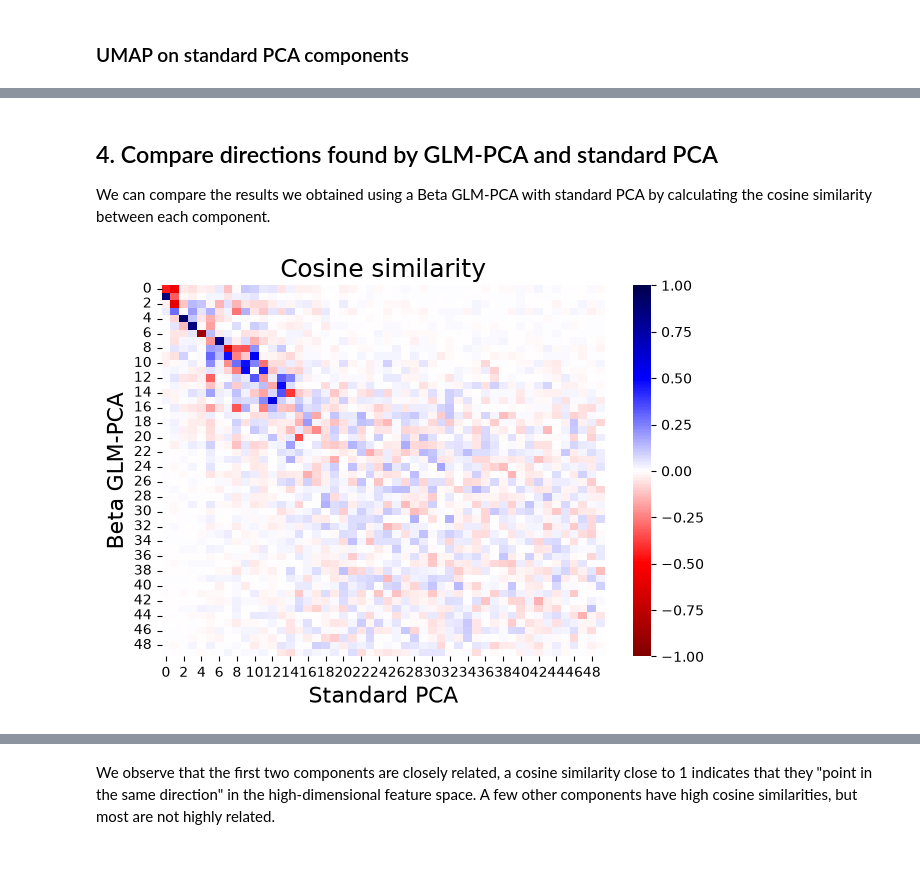
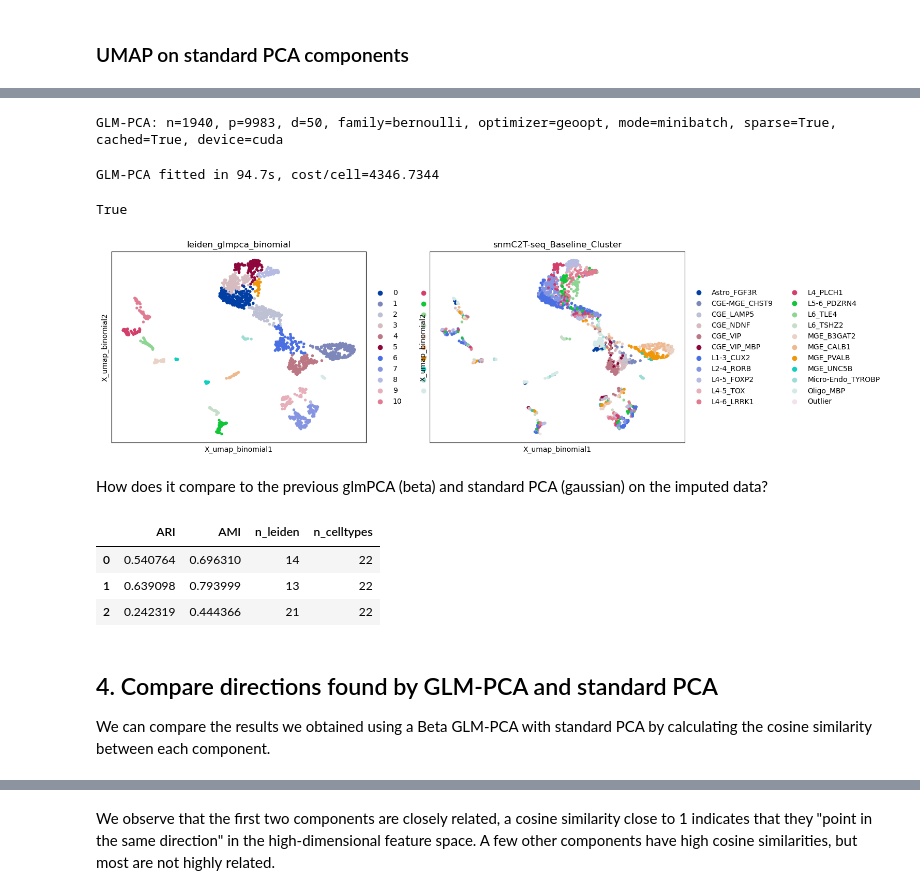
Before and after one commit to bhardwaj-lab/sincei, a Jupyter notebook: docs/content/tutorials/snmCATseq_glmPCA_analysis.ipynb, the cells around one changed output, grey strips where cells are left out. Cells and saved outputs as stored; diff of their text form; code cells hidden in the pictures; blank space fills up the shorter version.

```diff
--- a/docs/content/tutorials/snmCATseq_glmPCA_analysis.ipynb
+++ b/docs/content/tutorials/snmCATseq_glmPCA_analysis.ipynb
@@ -165,0 +203,35 @@ sc.pl.embedding(adata, basis='X_umap_std_pca',
+# %%
+mask = adata.layers['total_counts'] != 0
+adata.X = adata.X.multiply(mask).tocsc()
+adata.X.eliminate_zeros()
+# %%
+#eps = 1e-5
+n_pc = 50
+family = 'bernoulli'
+
+clf_binom = GLMPCA.GLMPCA(
+    n_pc=n_pc,
+    family=family,
+    weights_layer="total_counts",
+)
+# %%
+clf_binom.fit(adata) # fits beta family model on to adata.X
+# %% [output]
+GLM-PCA: n=1940, p=9983, d=50, family=bernoulli, optimizer=geoopt, mode=minibatch, sparse=True, cached=True, device=cuda
+GLM-PCA fitted in 94.7s, cost/cell=4346.7344
+True
+# %%
+# cell*PC loadings
+adata.obsm['X_glmpca_binomial'] = clf.transform(adata).numpy()
+# neighborhood graph
+sc.pp.neighbors(adata, use_rep='X_glmpca_binomial', n_neighbors=15, key_added='nn_binomial')
+
+# leiden clusters and umap
+sc.tl.leiden(adata, neighbors_key='nn_binomial', key_added='leiden_glmpca_binomial')
+adata.obsm['X_umap_binomial'] = sc.tl.umap(adata, neighbors_key='nn_binomial', min_dist=0.3, copy=True).obsm['X_umap']
+# %%
+sc.pl.embedding(adata, basis='X_umap_binomial', color = ['leiden_glmpca_binomial', 'snmC2T-seq_Baseline_Cluster'])
+# %% [output]
+[figure, added]
+# %% [markdown]
+How does it compare to the previous glmPCA (beta) and standard PCA (gaussian) on the imputed data?
@@ -166,17 +240,11 @@ sc.pl.embedding(adata, basis='X_umap_std_pca',
+# %%
+pd.DataFrame([beta_eval, pca_eval, binom_eval])
+# %% [output]
+|  | ARI | AMI | n_leiden | n_celltypes |
+| 0 | 0.540764 | 0.696310 | 14 | 22 |
+| 1 | 0.639098 | 0.793999 | 13 | 22 |
+| 2 | 0.242319 | 0.444366 | 21 | 22 |
 # %% [markdown]
 ## 4. Compare directions found by GLM-PCA and standard PCA
 We can compare the results we obtained using a Beta GLM-PCA with standard PCA by calculating the
 cosine similarity between each component.
-# %%
-M = clf.saturated_loadings_.detach().numpy().T.dot(pca_clf.components_.T)
-sns.heatmap(M, cmap='seismic_r', center=0, vmax=1, vmin=-1)
-plt.ylabel('Beta GLM-PCA', fontsize=16)
-plt.xlabel('Standard PCA', fontsize=16)
-plt.xticks(fontsize=10, rotation=0)
-plt.yticks(fontsize=10, rotation=0)
-plt.title('Cosine similarity', fontsize=18)
-
-plt.tight_layout()
-plt.show()
-# %% [output]
-[figure, removed]
```
Also changed, not shown: parts of 33 cells of this notebook.
